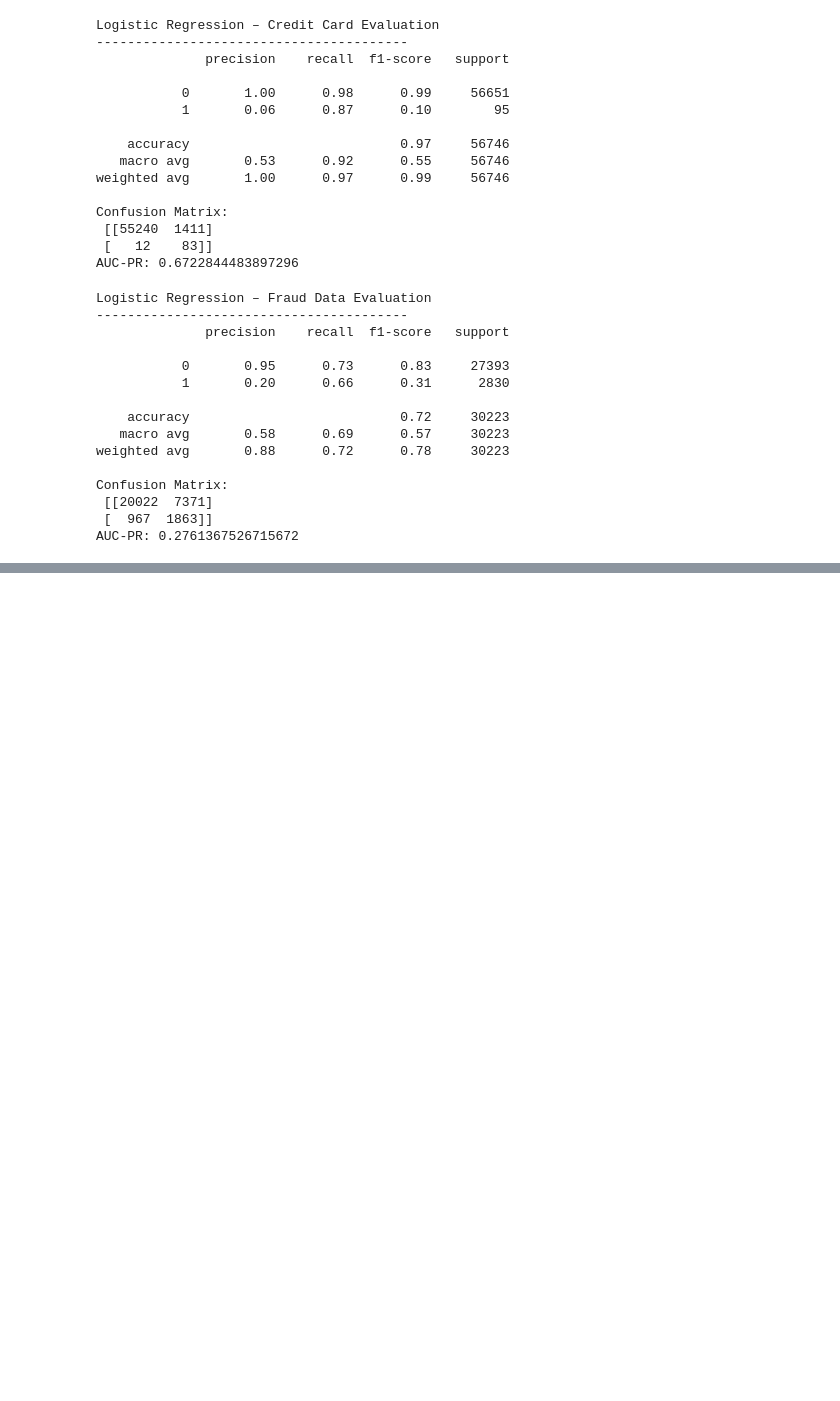
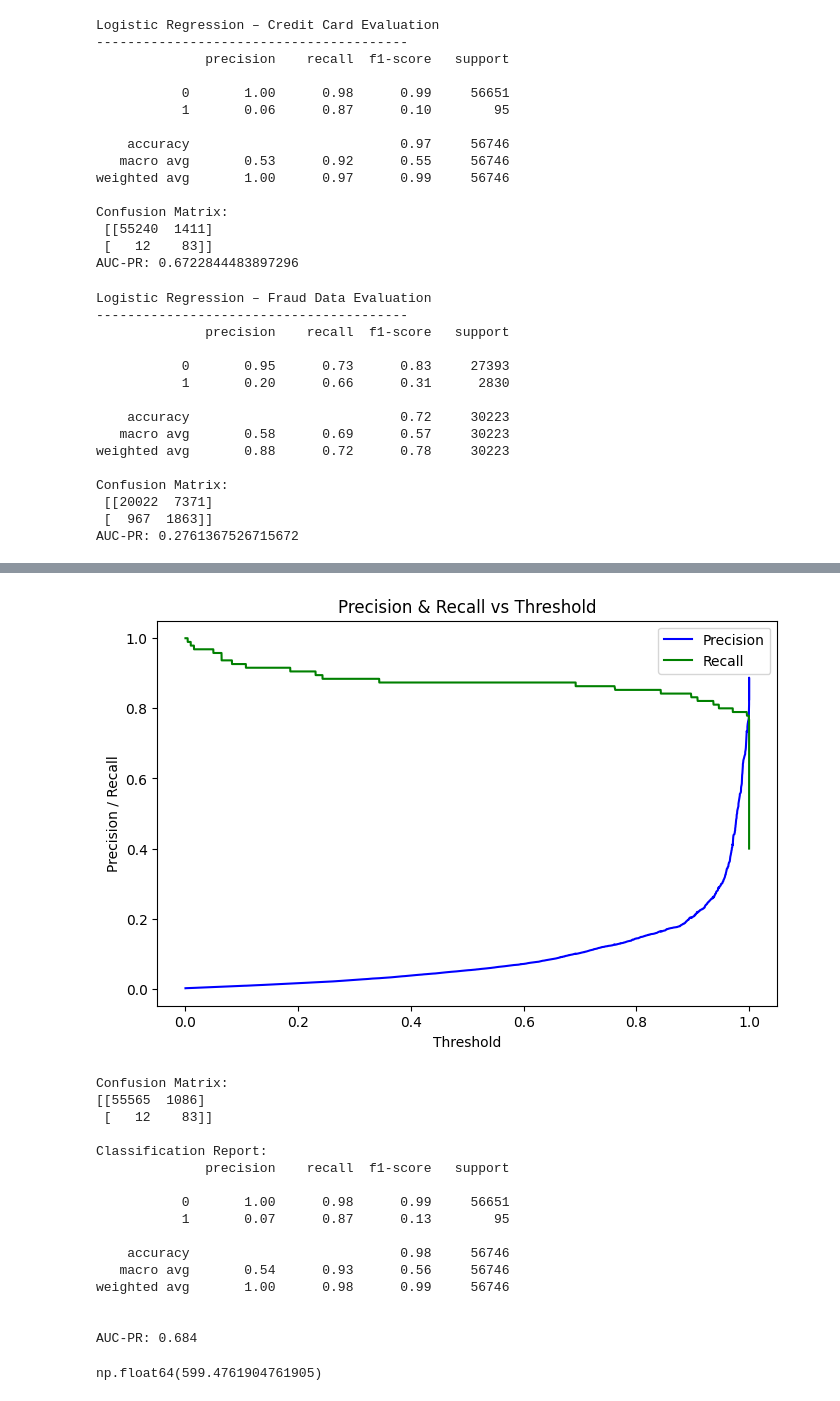
Before and after one commit to Feven777/detection-of-fraud-cases-for-e-commerce-and-bank-transactions, a Jupyter notebook: notebooks/modeling.ipynb, the cells around one changed output, grey strips where cells are left out. Saved outputs shown, nothing was run; the diff lists cells and outputs as text; code cells hidden in the pictures; blank space fills up the shorter version.

```diff
--- a/notebooks/modeling.ipynb
+++ b/notebooks/modeling.ipynb
@@ -169,0 +221,62 @@ AUC-PR: 0.2761367526715672
+# %%
+from sklearn.metrics import precision_recall_curve, classification_report, confusion_matrix, average_precision_score
+import matplotlib.pyplot as plt
+
+
+# 1. Compute precision, recall at different thresholds
+precision, recall, thresholds = precision_recall_curve(yc_test, y_prob)
+
+# 2. Plot Precision-Recall vs Threshold
+plt.figure(figsize=(8,5))
+plt.plot(thresholds, precision[:-1], label='Precision', color='blue')
+plt.plot(thresholds, recall[:-1], label='Recall', color='green')
+plt.xlabel('Threshold')
+plt.ylabel('Precision / Recall')
+plt.title('Precision & Recall vs Threshold')
+plt.legend()
+plt.show()
+
+# 3. Choose a threshold that balances precision and recall
+chosen_threshold = 0.6  # Adjust based on plot
+
+# 4. Make predictions using the new threshold
+y_pred_thresh = (y_prob >= chosen_threshold).astype(int)
+
+# 5. Evaluate the new predictions
+print("Confusion Matrix:")
+print(confusion_matrix(yc_test, y_pred_thresh))
+
+print("\nClassification Report:")
+print(classification_report(yc_test, y_pred_thresh))
+
+# 6. Compute AUC-PR
+auc_pr = average_precision_score(yc_test, y_prob)
+print(f"\nAUC-PR: {auc_pr:.3f}")
+# %% [output]
+[figure, added]
+Confusion Matrix:
+[[55565  1086]
+ [   12    83]]
+
+Classification Report:
+              precision    recall  f1-score   support
+
+           0       1.00      0.98      0.99     56651
+           1       0.07      0.87      0.13        95
+
+    accuracy                           0.98     56746
+   macro avg       0.54      0.93      0.56     56746
+weighted avg       1.00      0.98      0.99     56746
+
+
+AUC-PR: 0.684
+# %%
+import numpy as np
+
+# y_train = training labels
+neg, pos = np.bincount(yc_train)
+scale_pos_weight = neg / pos
+
+scale_pos_weight
+# %% [output]
+np.float64(599.4761904761905)
```
Also changed, not shown: parts of 13 cells of this notebook.
